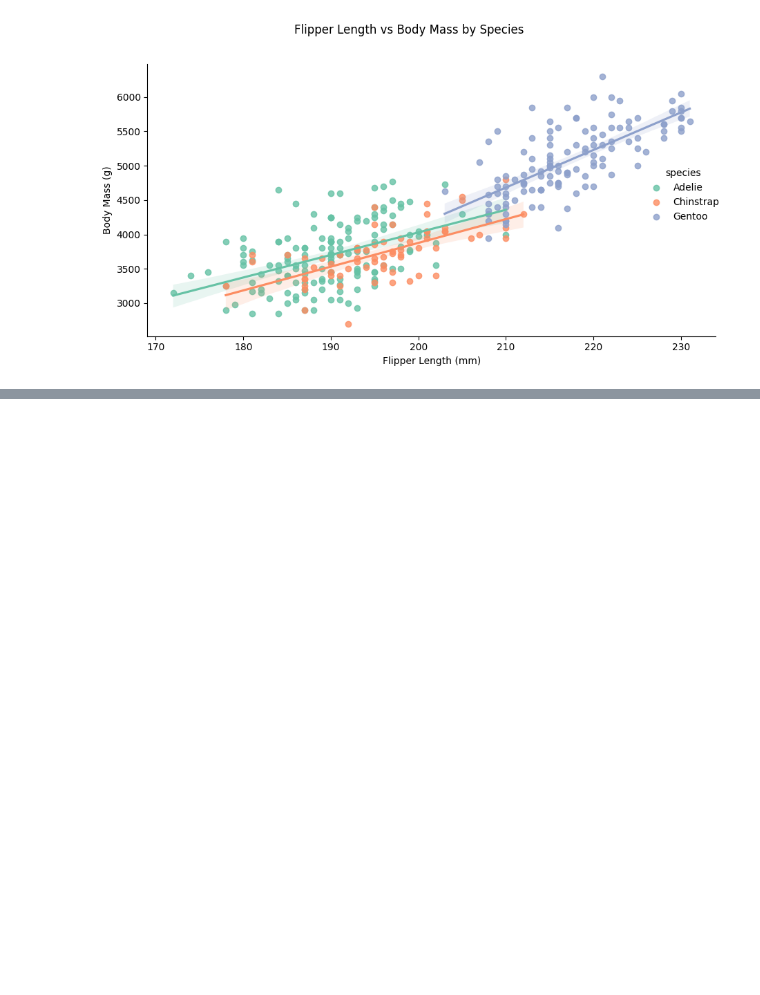
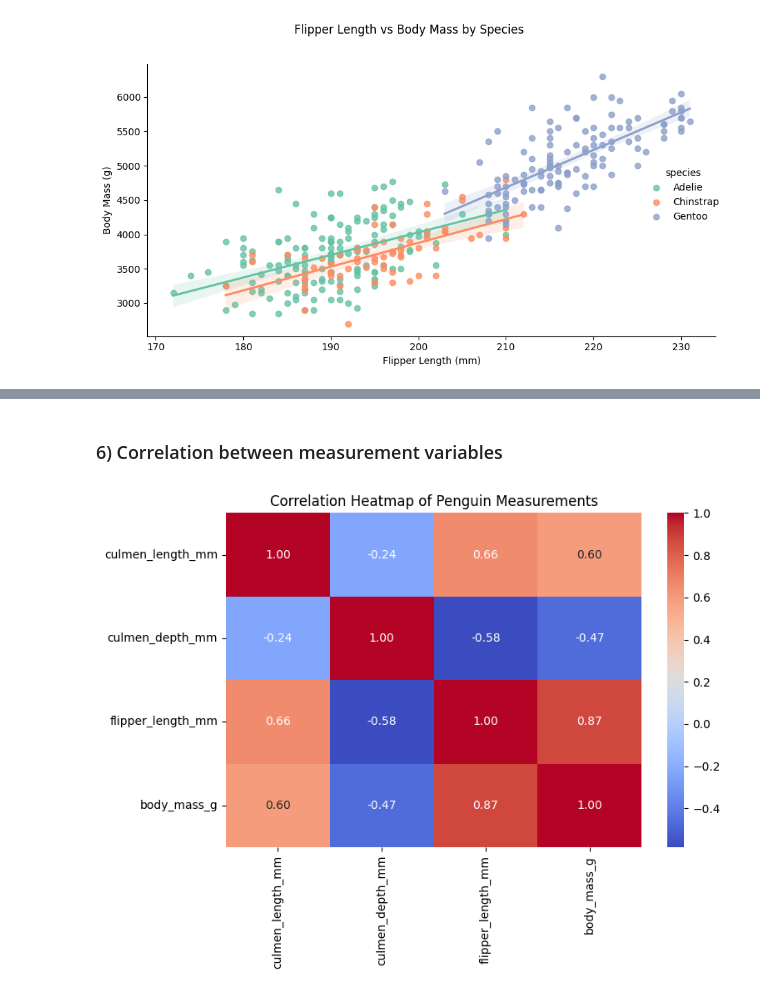
Before and after one commit to PerryRichardson/EDA_penguins, a Jupyter notebook: penguins_eda.ipynb, the cells around one changed output, grey strips where cells are left out. Cells and saved outputs as stored; diff of their text form; code cells hidden in the pictures; blank space fills up the shorter version.

```diff
--- a/penguins_eda.ipynb
+++ b/penguins_eda.ipynb
@@ -223,0 +289,23 @@ plt.show()
+# %% [markdown]
+### 6) Correlation between measurement variables
+# %%
+plt.figure(figsize=(8, 6))
+sns.heatmap(
+    df_clean[
+        [
+            "culmen_length_mm",
+            "culmen_depth_mm",
+            "flipper_length_mm",
+            "body_mass_g"
+        ]
+    ].corr(),
+    annot=True,
+    cmap="coolwarm",
+    fmt=".2f"
+)
+plt.title("Correlation Heatmap of Penguin Measurements")
+plt.tight_layout()
+plt.savefig("Charts/chart6_correlation_heatmap.png", dpi=150)
+plt.show()
+# %% [output]
+[figure, added]
```
Also changed, not shown: parts of 14 cells of this notebook.
